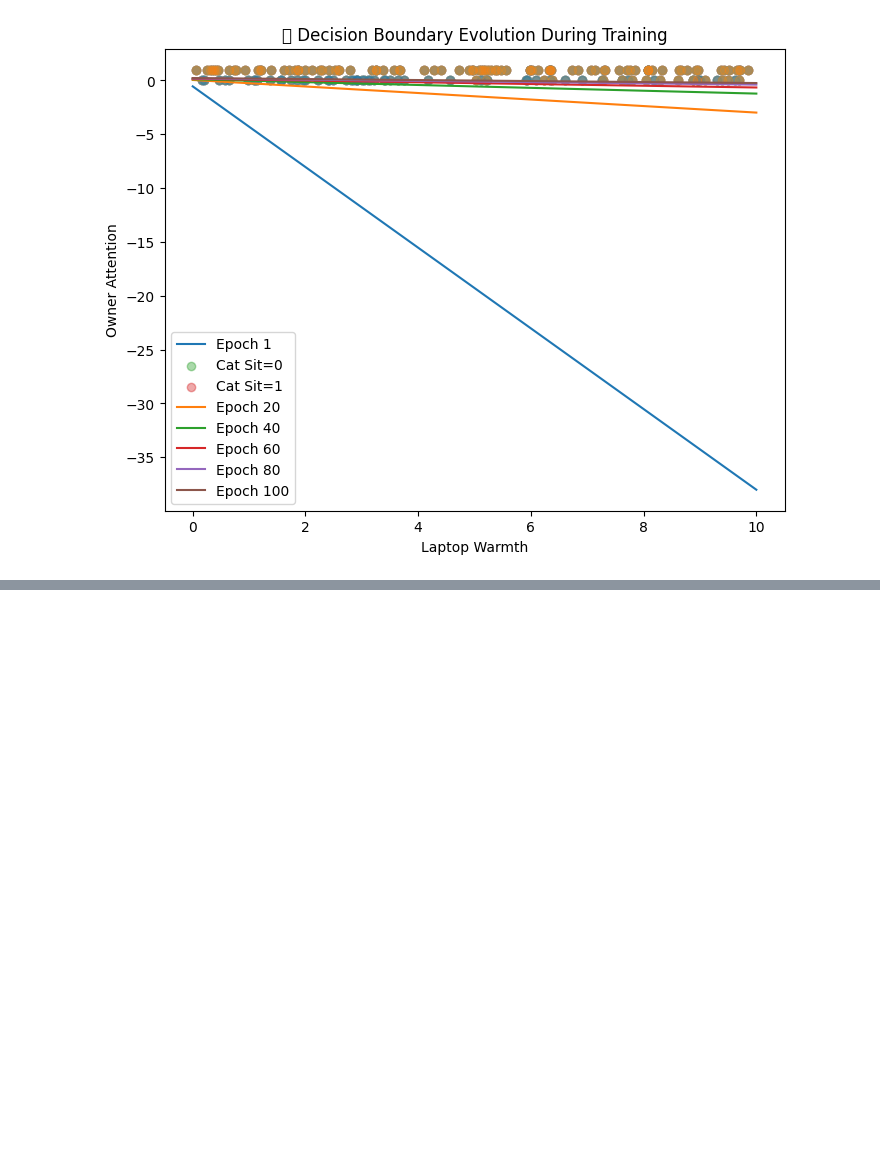
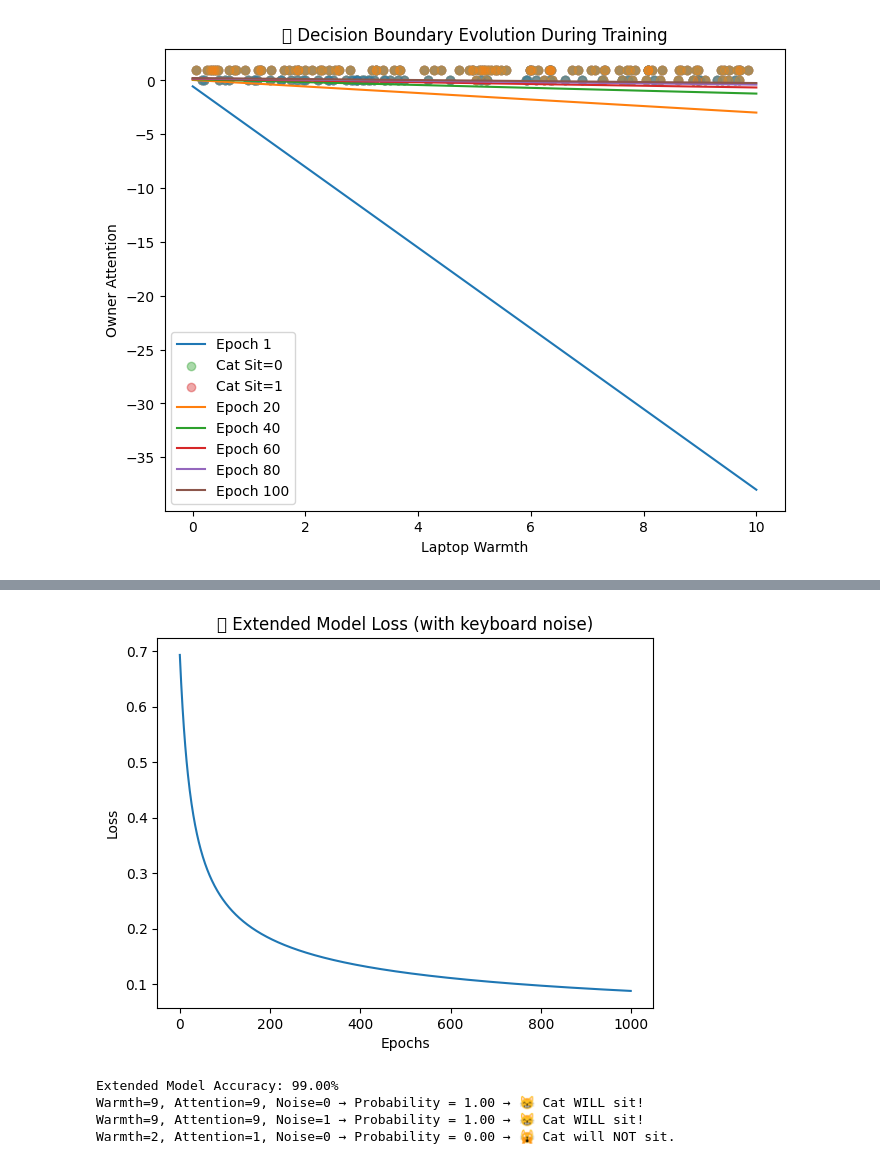
Before and after one commit to Girisha-Malni-builds01/Girisha-AI-Practice-Notebook, a Jupyter notebook: Girisha's_Logistic_Regression_Notebook.ipynb, the cells around one changed output, grey strips where cells are left out. Saved outputs shown, nothing was run; the diff lists cells and outputs as text; code cells hidden in the pictures; blank space fills up the shorter version.

```diff
--- a/Girisha's_Logistic_Regression_Notebook.ipynb
+++ b/Girisha's_Logistic_Regression_Notebook.ipynb
@@ -158,0 +189,37 @@ train_and_visualize(X_train, y_train, lr=0.1, epochs=100, interval=20)
+# %%
+X_ext = df[['warmth', 'attention', 'keyboard_noise']].values
+y_ext = df['cat_sits'].values
+
+from sklearn.preprocessing import StandardScaler
+scaler = StandardScaler()
+X_ext_scaled = scaler.fit_transform(X_ext)
+
+theta_ext, losses_ext = train_logistic_regression(X_ext_scaled, y_ext, lr=0.1, epochs=1000)
+
+plt.plot(losses_ext)
+plt.title("📉 Extended Model Loss (with keyboard noise)")
+plt.xlabel("Epochs")
+plt.ylabel("Loss")
+plt.show()
+
+X_ext_bias = np.c_[np.ones(X_ext_scaled.shape[0]), X_ext_scaled]
+y_pred_ext = sigmoid(np.dot(X_ext_bias, theta_ext)) >= 0.5
+accuracy_ext = np.mean(y_pred_ext == y_ext)
+print(f"Extended Model Accuracy: {accuracy_ext*100:.2f}%")
+
+def predict_cat_extended(warmth=5.0, attention=5.0, keyboard_noise=0):
+    x_input = scaler.transform([[warmth, attention, keyboard_noise]])[0]
+    x_input = np.insert(x_input, 0, 1)
+    prob = sigmoid(np.dot(x_input, theta_ext))
+    decision = "😸 Cat WILL sit!" if prob >= 0.5 else "🙀 Cat will NOT sit."
+    print(f"Warmth={warmth}, Attention={attention}, Noise={keyboard_noise} → Probability = {prob:.2f} → {decision}")
+
+predict_cat_extended(9, 9, 0)
+predict_cat_extended(9, 9, 1)
+predict_cat_extended(2, 1, 0)
+# %% [output]
+[figure, added]
+Extended Model Accuracy: 99.00%
+Warmth=9, Attention=9, Noise=0 → Probability = 1.00 → 😸 Cat WILL sit!
+Warmth=9, Attention=9, Noise=1 → Probability = 1.00 → 😸 Cat WILL sit!
+Warmth=2, Attention=1, Noise=0 → Probability = 0.00 → 🙀 Cat will NOT sit.
```
Also changed, not shown: parts of 3 cells of this notebook.
